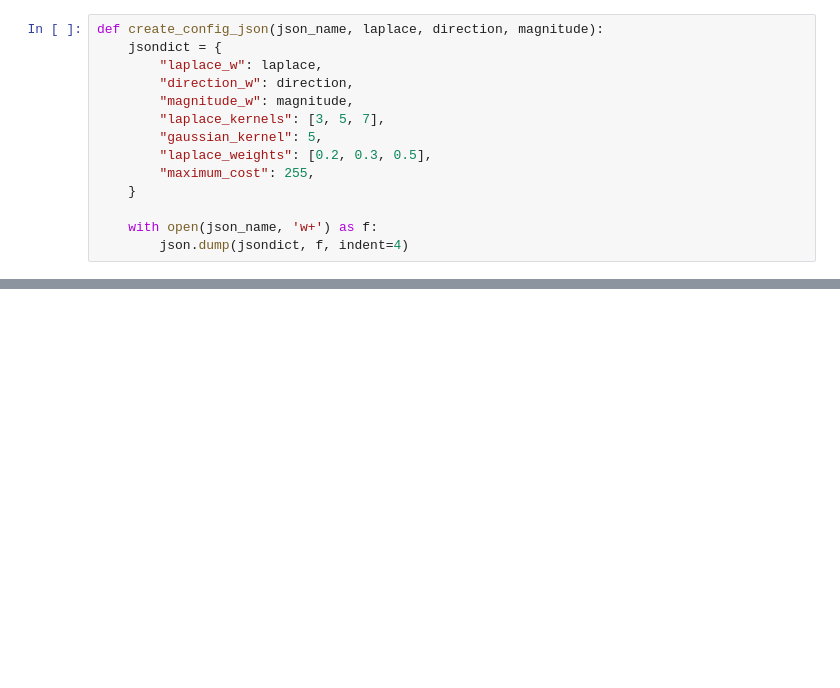
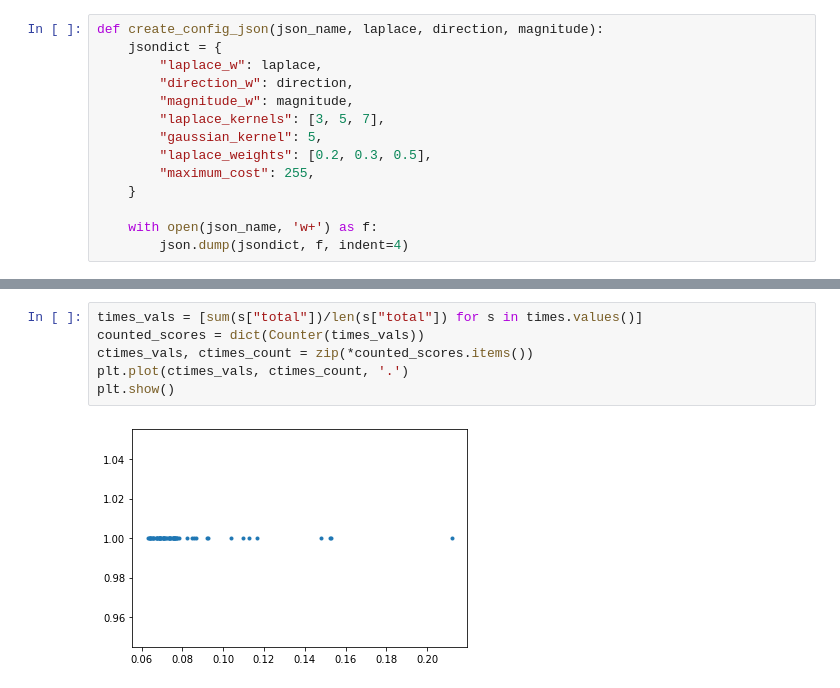
Before and after one commit to roaringdeer/intelligent-scissors, a Jupyter notebook: test_notepad.ipynb, the cells around one changed output, grey strips where cells are left out. Saved outputs shown, nothing was run; the diff lists cells and outputs as text; blank space fills up the shorter version.

```diff
--- a/test_notepad.ipynb
+++ b/test_notepad.ipynb
@@ -262,0 +266,8 @@ for k, v in times.items():
+# %%
+times_vals = [sum(s["total"])/len(s["total"]) for s in times.values()]
+counted_scores = dict(Counter(times_vals))
+ctimes_vals, ctimes_count = zip(*counted_scores.items())
+plt.plot(ctimes_vals, ctimes_count, '.')
+plt.show()
+# %% [output]
+[figure, added]
```
Also changed, not shown: parts of 170 cells of this notebook.
